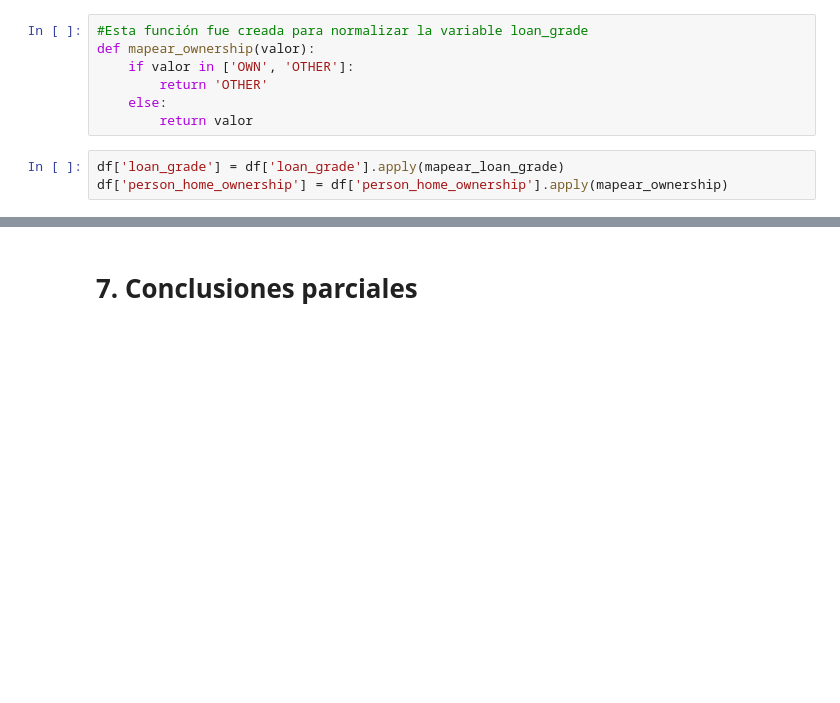
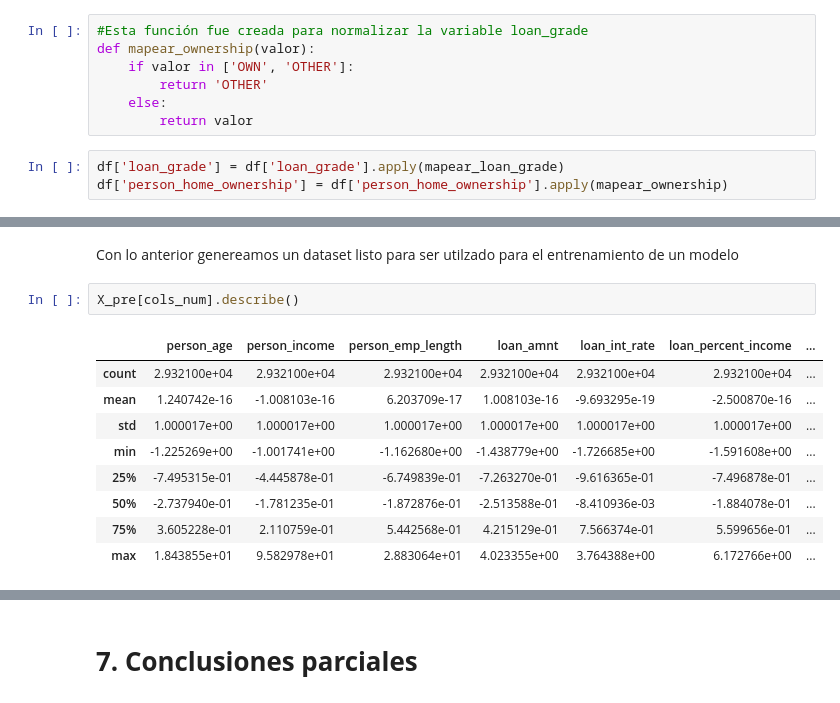
Before and after one commit to GustavoHDLC1/Colab_Files_PADP, a Jupyter notebook: Proyecto_PADP.ipynb, the cells around one changed output, grey strips where cells are left out. Saved outputs shown, nothing was run; the diff lists cells and outputs as text; blank space fills up the shorter version.

```diff
--- a/Proyecto_PADP.ipynb
+++ b/Proyecto_PADP.ipynb
@@ -800,0 +772,14 @@ En estas dos variables reclasificamos, tomando las categorías de menor frecuenc
+# %% [markdown]
+Con lo anterior genereamos un dataset listo para ser utilzado para el entrenamiento de un modelo
+# %%
+X_pre[cols_num].describe()
+# %% [output]
+|  | person_age | person_income | person_emp_length | loan_amnt | loan_int_rate | loan_percent_income | ... |
+| count | 2.932100e+04 | 2.932100e+04 | 2.932100e+04 | 2.932100e+04 | 2.932100e+04 | 2.932100e+04 | ... |
+| mean | 1.240742e-16 | -1.008103e-16 | 6.203709e-17 | 1.008103e-16 | -9.693295e-19 | -2.500870e-16 | ... |
+| std | 1.000017e+00 | 1.000017e+00 | 1.000017e+00 | 1.000017e+00 | 1.000017e+00 | 1.000017e+00 | ... |
+| min | -1.225269e+00 | -1.001741e+00 | -1.162680e+00 | -1.438779e+00 | -1.726685e+00 | -1.591608e+00 | ... |
+| 25% | -7.495315e-01 | -4.445878e-01 | -6.749839e-01 | -7.263270e-01 | -9.616365e-01 | -7.496878e-01 | ... |
+| 50% | -2.737940e-01 | -1.781235e-01 | -1.872876e-01 | -2.513588e-01 | -8.410936e-03 | -1.884078e-01 | ... |
+| 75% | 3.605228e-01 | 2.110759e-01 | 5.442568e-01 | 4.215129e-01 | 7.566374e-01 | 5.599656e-01 | ... |
+| max | 1.843855e+01 | 9.582978e+01 | 2.883064e+01 | 4.023355e+00 | 3.764388e+00 | 6.172766e+00 | ... |
```
Also changed, not shown: parts of 89 cells of this notebook.
